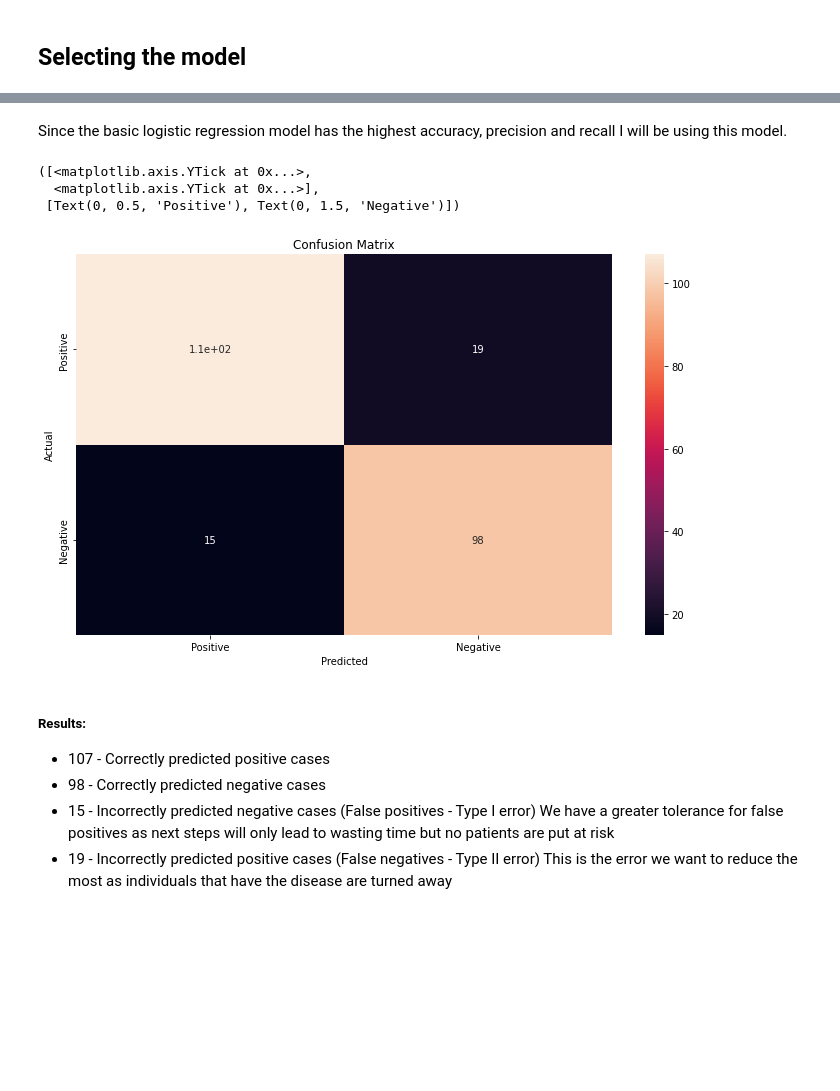
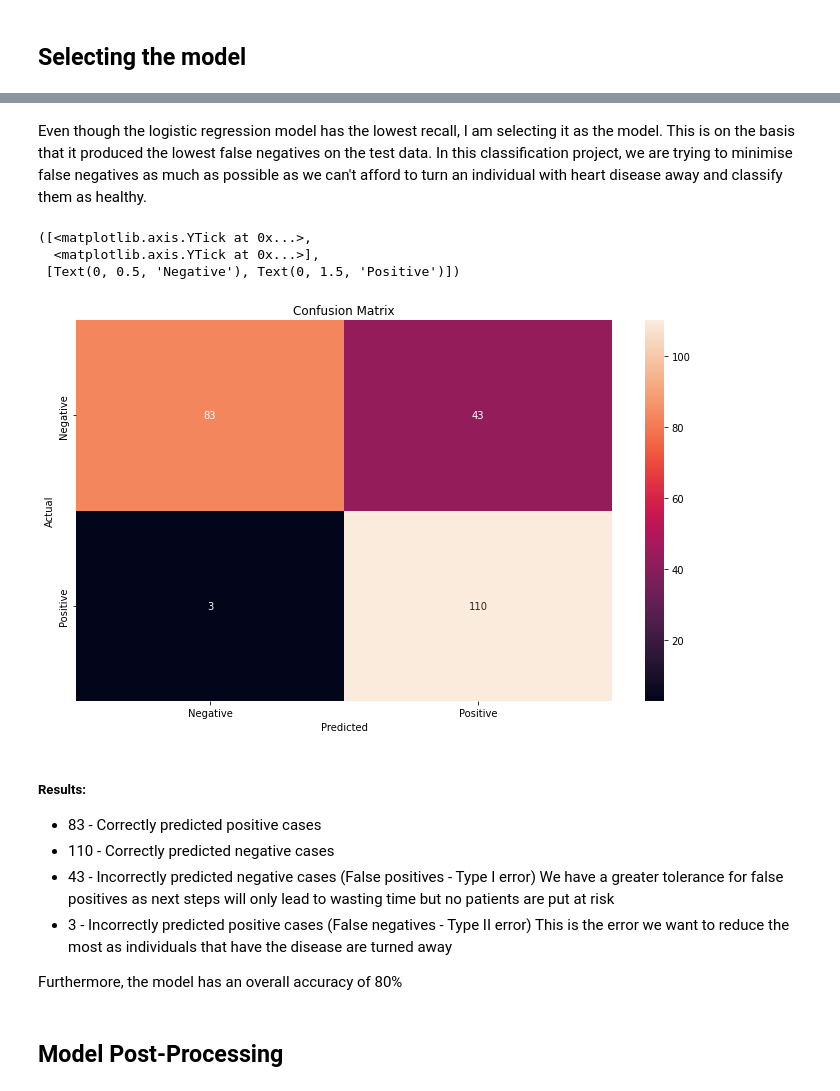
Before and after one commit to danelindiongco/Heart-Disease-Project, a Jupyter notebook: Heart Disease Project.ipynb, the cells around one changed output, grey strips where cells are left out. Drawn from its saved outputs; the diff is of its cells as text; code cells hidden in the pictures; blank space fills up the shorter version.

Commit message:
Added standard scaling

```diff
--- a/Heart Disease Project.ipynb
+++ b/Heart Disease Project.ipynb
@@ -244,3 +248,8 @@ X_train, X_test, y_train, y_test = train_test_split(X, y, test_size=0.33,stratif
+# %%
+from sklearn.preprocessing import StandardScaler
+scaler = StandardScaler()
+X_train = scaler.fit_transform(X_train)
+X_test = scaler.fit_transform(X_test)
 # %% [markdown]
 ## Logistic Regression Model
 ### Training the model
@@ -249,4 +262,8 @@ from sklearn.linear_model import LogisticRegression
 # %%
-logmodel = LogisticRegression(max_iter=1000)
-logmodel.fit(X_train,y_train)
+test_logmodel = GridSearchCV(
+    LogisticRegression(max_iter=1000),
+    param_grid={'class_weight':[{0:1,1:v} for v in range(1,20)]},
+    scoring={'precision':make_scorer(precision_score), 'recall':make_scorer(recall_score),'accuracy':make_scorer(accuracy_score)},
+    refit='recall')
+test_logmodel.fit(X_train,y_train)
 # %% [output]
@@ -253,0 +316,3 @@ LogisticRegression(max_iter=1000)
+# %%
+logmodel = LogisticRegression(max_iter=1000,class_weight={0:1,1:8})
+logmodel.fit(X_train,y_train)
@@ -412,23 +544,27 @@ model_eval_df
 # %% [markdown]
-Since the basic logistic regression model has the highest accuracy, precision and recall I will be using this model.
+Even though the logistic regression model has the lowest recall, I am selecting it as the model. This is on the basis that it produced the lowest false negatives on the test data. In this classification project, we are trying to minimise false negatives as much as possible as we can't afford to turn an individual with heart disease away and classify them as healthy.
 # %%
 fig = plt.figure(figsize=(12,7))
-sns.heatmap(confusion_matrix(y_test,log_predictions),annot=True)
+sns.heatmap(confusion_matrix(y_test,log_predictions),annot=True,fmt='n')
 plt.title('Confusion Matrix')
 
 plt.xlabel('Predicted')
 plt.ylabel('Actual')
 
-plt.xticks([0.5,1.5],['Positive','Negative'])
-plt.yticks([0.5,1.5],['Positive','Negative'])
+plt.xticks([0.5,1.5],['Negative','Positive'])
+plt.yticks([0.5,1.5],['Negative','Positive'])
 # %% [output]
 ([<matplotlib.axis.YTick at 0x...>,
   <matplotlib.axis.YTick at 0x...>],
- [Text(0, 0.5, 'Positive'), Text(0, 1.5, 'Negative')])
+ [Text(0, 0.5, 'Negative'), Text(0, 1.5, 'Positive')])
-[figure, old version]
+[figure, new version]
 # %% [markdown]
 ##### Results:
-- 107 - Correctly predicted positive cases
-- 98 - Correctly predicted negative cases
-- 15 - Incorrectly predicted negative cases (False positives - Type I error) We have a greater tolerance for false positives as next steps will only lead to wasting time but no patients are put at risk
-- 19 - Incorrectly predicted positive cases (False negatives - Type II error) This is the error we want to reduce the most as individuals that have the disease are turned away
+- 83 - Correctly predicted positive cases
+- 110 - Correctly predicted negative cases
+- 43 - Incorrectly predicted negative cases (False positives - Type I error) We have a greater tolerance for false positives as next steps will only lead to wasting time but no patients are put at risk
+- 3 - Incorrectly predicted positive cases (False negatives - Type II error) This is the error we want to reduce the most as individuals that have the disease are turned away
+
+Furthermore, the model has an overall accuracy of 80%
+# %% [markdown]
+## Model Post-Processing
```
Also changed, not shown: parts of 28 cells of this notebook.
